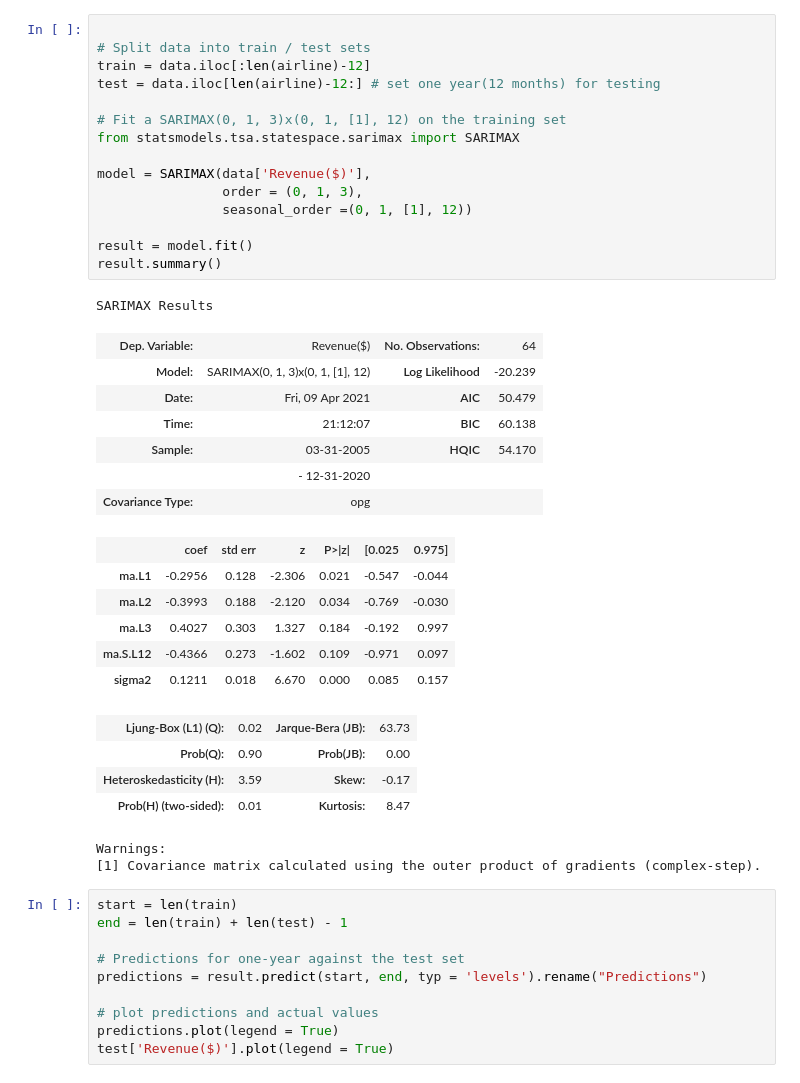
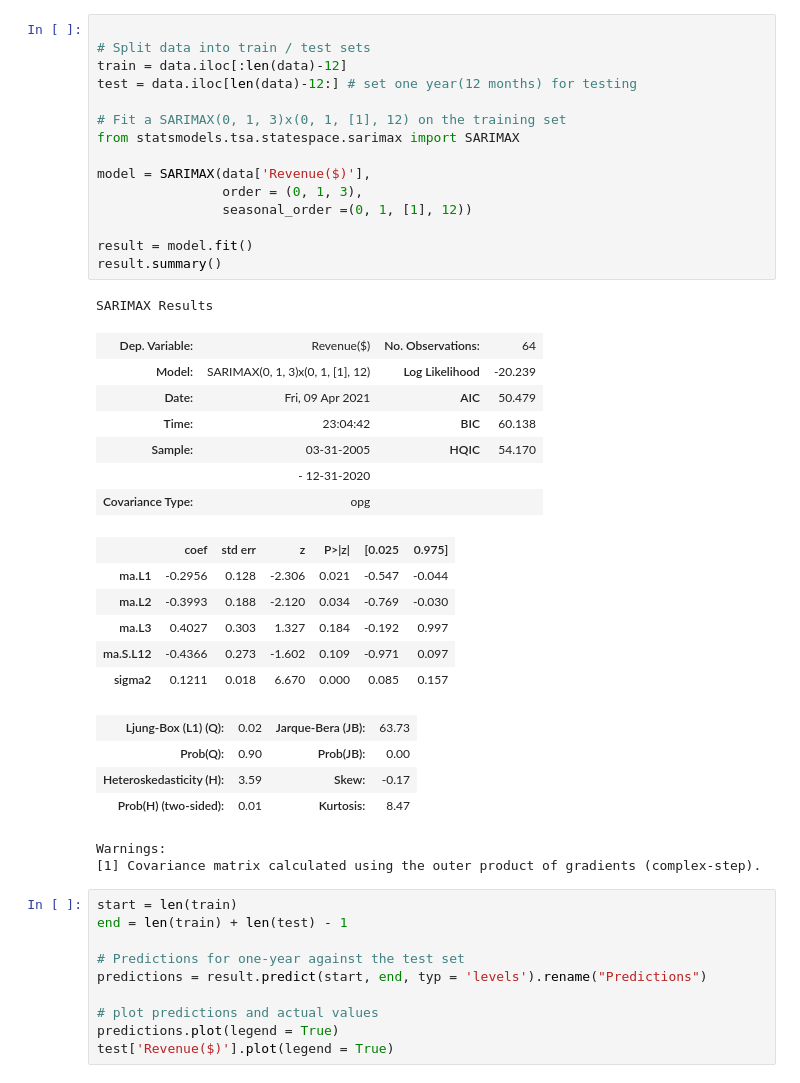
Before and after one commit to ttduongtran/time-series-forecasting, a Jupyter notebook: ARIMA_2.ipynb, the cells around one changed output. Drawn from its saved outputs; the diff is of its cells as text.

```diff
--- a/ARIMA_2.ipynb
+++ b/ARIMA_2.ipynb
@@ -82,24 +195,24 @@ Warnings:
 # %%
 
 # Split data into train / test sets
-train = data.iloc[:len(airline)-12]
-test = data.iloc[len(airline)-12:] # set one year(12 months) for testing
+train = data.iloc[:len(data)-12]
+test = data.iloc[len(data)-12:] # set one year(12 months) for testing
 
 # Fit a SARIMAX(0, 1, 3)x(0, 1, [1], 12) on the training set
 from statsmodels.tsa.statespace.sarimax import SARIMAX
 
 model = SARIMAX(data['Revenue($)'],
                 order = (0, 1, 3),
                 seasonal_order =(0, 1, [1], 12))
 
 result = model.fit()
 result.summary()
 # %% [output]
 SARIMAX Results
 | Dep. Variable: | Revenue($) | No. Observations: | 64 |
 | Model: | SARIMAX(0, 1, 3)x(0, 1, [1], 12) | Log Likelihood | -20.239 |
 | Date: | Fri, 09 Apr 2021 | AIC | 50.479 |
-| Time: | 21:12:07 | BIC | 60.138 |
+| Time: | 23:04:42 | BIC | 60.138 |
 | Sample: | 03-31-2005 | HQIC | 54.170 |
 |  | - 12-31-2020 |  |  |
 | Covariance Type: | opg |  |  |
```
Also changed, not shown: parts of 8 cells of this notebook, 2 other files.
